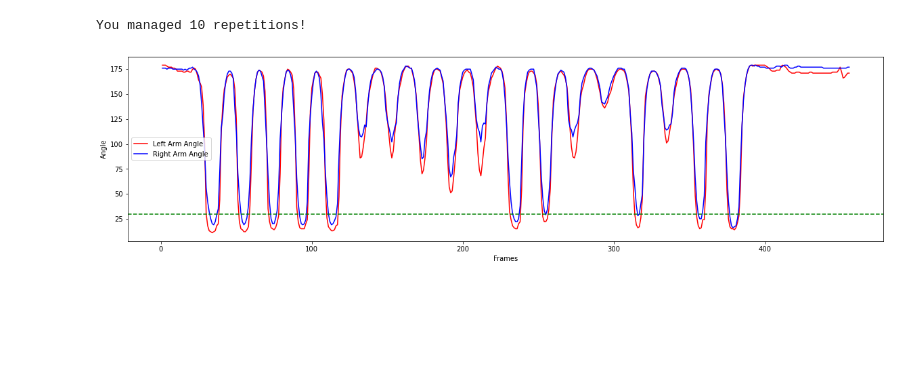
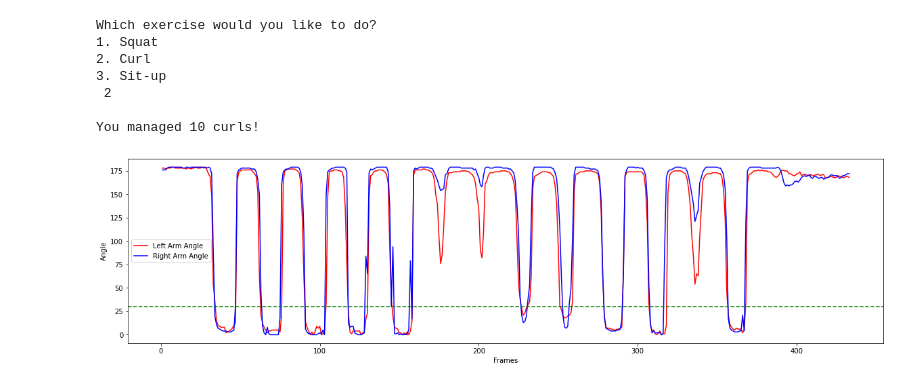
Before and after one commit to kailinwng/AI_Gym_Trainer_Python, a Jupyter notebook: exercise_tracker.ipynb, the cells around one changed output. Saved outputs shown, nothing was run; the diff lists cells and outputs as text; code cells hidden in the pictures; blank space fills up the shorter version.

```diff
--- a/exercise_tracker.ipynb
+++ b/exercise_tracker.ipynb
@@ -73,4 +87,5 @@ def recognise_curl(detection):
             counter += 1
 
     except:
-        pass
+        left_angle.append(180)
+        right_angle.append(180)
@@ -79,13 +231,30 @@ def recognise_curl(detection):
 counter = 0
 state = 'Down'
 range_flag = True
+halfway = False
 feedback = ''
 frame_count = 0
 # Plotting variables
 frames = []
 left_angle = []
 right_angle = []
+body_angles = []
 
+# Prompt user input for exercise selection
+while True:
+    try:
+        user_choice = int(input('Which exercise would you like to do?\n1. Squat \n2. Curl \n3. Sit-up\n'))
+        print("")
+        if user_choice in [1, 2, 3]:
+            break
+        else:
+            print("Please enter either integer 1, 2 or 3")
+            print("")
+    except:
+        print("Please enter either integer 1, 2 or 3")
+        print("")
+
+# Open webcam
 feed = cv2.VideoCapture(0)
 
 # Get user's maximum resolution
@@ -119,54 +288,55 @@ with mp_pose.Pose(min_detection_confidence=50, min_tracking_confidence=50) as po
                                 mp_drawing.DrawingSpec(color=(245,117,66), thickness=2, circle_radius=2),
                                 mp_drawing.DrawingSpec(color=(245,66,230), thickness=2, circle_radius=2))
 
-        # Recognise particular exercise [REPLACABLE]
-        recognise_curl(detection)
+        # Recognise particular exercise based on user input
+        if user_choice == 1:
+            recognise_squat(detection)
+        elif user_choice == 2:
+            recognise_curl(detection)
+        else:
+            recognise_situp(detection)
+
 
         # Status box setup
         cv2.rectangle(image, (0,0), (width, int(height*0.1)), (245,117,16), -1)
         cv2.putText(image, "REPS:", (int(width*0.01), int(height*0.025)),
                     cv2.FONT_HERSHEY_SIMPLEX, 0.5, (0,0,0), 1, cv2.LINE_AA) # font, size, color, line width, line type
 
         cv2.putText(image, "STATE:", (int(width*0.1), int(height*0.025)),
                     cv2.FONT_HERSHEY_SIMPLEX, 0.5, (0,0,0), 1, cv2.LINE_AA)
 
         cv2.putText(image, "FEEDBACK:", (int(width*0.2), int(height*0.025)),
                     cv2.FONT_HERSHEY_SIMPLEX, 0.5, (0,0,0), 1, cv2.LINE_AA)
 
         cv2.putText(image, str(counter), (int(width*0.01), int(height*0.08)),
                     cv2.FONT_HERSHEY_SIMPLEX, 1, (255,255,255), 2, cv2.LINE_AA)
 
         cv2.putText(image, state, (int(width*0.1), int(height*0.08)),
                     cv2.FONT_HERSHEY_SIMPLEX, 1, (255,255,255), 2, cv2.LINE_AA)
 
         cv2.putText(image, feedback, (int(width*0.2), int(height*0.08)),
                     cv2.FONT_HERSHEY_SIMPLEX, 1, (255,255,255), 2, cv2.LINE_AA)
 
         window_name = 'Exercise Counter'
 
         cv2.namedWindow(window_name, cv2.WINDOW_NORMAL)
         cv2.imshow(window_name, image)
 
         # quit webcam
         if cv2.waitKey(10) & 0xFF == ord('q'):
             break
 
 cv2.destroyAllWindows()
 cv2.waitKey(1)
 feed.release()
+
+plot_viz(user_choice)
+# %% [output]
+Which exercise would you like to do?
+1. Squat
+2. Curl
+3. Sit-up
+ 2
+
+You managed 10 curls!
+[figure, added]
-# %%
-# Visualization for curling exercise
-plt.rcParams["figure.figsize"] = (20,5)
-fig, ax = plt.subplots()
-
-ax.plot(frames[:len(left_angle)], left_angle, '-', color = 'red', label = 'Left Arm Angle')
-ax.plot(frames[:len(right_angle)], right_angle, '-', color = 'blue', label = 'Right Arm Angle')
-ax.axhline(y=30, color='g', linestyle='--')
-ax.legend(loc = 'center left')
-ax.set_xlabel('Frames')
-ax.set_ylabel('Angle')
-
-print(f'You managed {counter} repetitions!')
-# %% [output]
-You managed 10 repetitions!
-[figure, removed]
```
Also changed, not shown: parts of 5 cells of this notebook.
